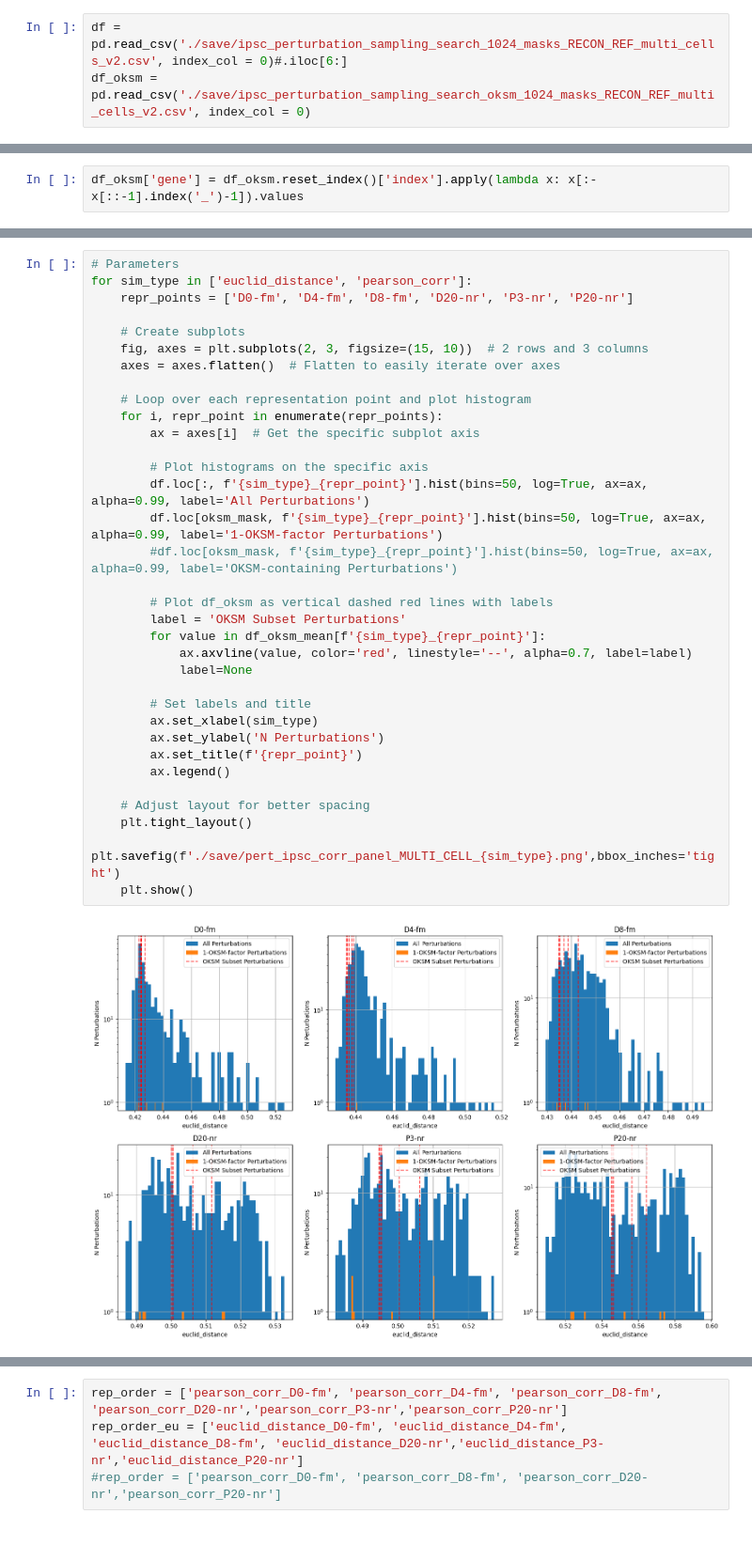
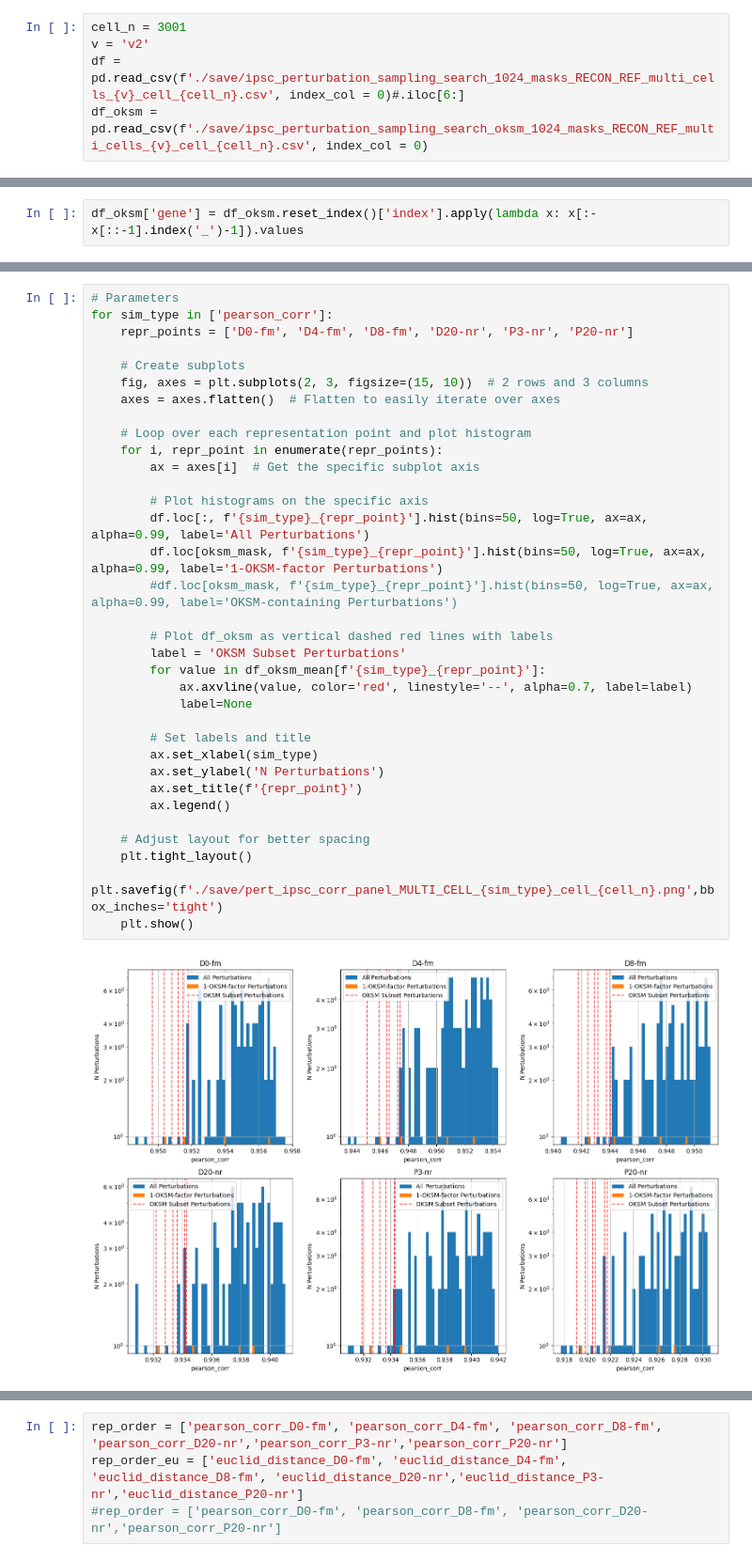
Before and after one commit to a93sokol/scGPT_reproduce, a Jupyter notebook: tutorials/explore_pert_search_multi_cell.ipynb, the cells around one changed output, grey strips where cells are left out. Shown: that part at 94% size. Cells and saved outputs as stored; diff of their text form.

```diff
--- a/tutorials/explore_pert_search_multi_cell.ipynb
+++ b/tutorials/explore_pert_search_multi_cell.ipynb
@@ -3,8 +3,10 @@ import pandas as pd
 import numpy as np
 import matplotlib.pyplot as plt
 # %%
-df = pd.read_csv('./save/ipsc_perturbation_sampling_search_1024_masks_RECON_REF_multi_cells_v2.csv', index_col = 0)#.iloc[6:]
-df_oksm = pd.read_csv('./save/ipsc_perturbation_sampling_search_oksm_1024_masks_RECON_REF_multi_cells_v2.csv', index_col = 0)
+cell_n = 3001
+v = 'v2'
+df = pd.read_csv(f'./save/ipsc_perturbation_sampling_search_1024_masks_RECON_REF_multi_cells_{v}_cell_{cell_n}.csv', index_col = 0)#.iloc[6:]
+df_oksm = pd.read_csv(f'./save/ipsc_perturbation_sampling_search_oksm_1024_masks_RECON_REF_multi_cells_{v}_cell_{cell_n}.csv', index_col = 0)
 # %%
 df_oksm['cell'] = 0
 df_oksm['cell'] = df_oksm.reset_index()['index'].apply(lambda x: int(x[-x[::-1].index('_'):])).values
@@ -56,36 +47,36 @@ df.loc[:,order].round(3).head(10)
 # %%
 # Parameters
-for sim_type in ['euclid_distance', 'pearson_corr']:
+for sim_type in ['pearson_corr']:
     repr_points = ['D0-fm', 'D4-fm', 'D8-fm', 'D20-nr', 'P3-nr', 'P20-nr']
 
     # Create subplots
     fig, axes = plt.subplots(2, 3, figsize=(15, 10))  # 2 rows and 3 columns
     axes = axes.flatten()  # Flatten to easily iterate over axes
 
     # Loop over each representation point and plot histogram
     for i, repr_point in enumerate(repr_points):
         ax = axes[i]  # Get the specific subplot axis
 
         # Plot histograms on the specific axis
         df.loc[:, f'{sim_type}_{repr_point}'].hist(bins=50, log=True, ax=ax, alpha=0.99, label='All Perturbations')
         df.loc[oksm_mask, f'{sim_type}_{repr_point}'].hist(bins=50, log=True, ax=ax, alpha=0.99, label='1-OKSM-factor Perturbations')
         #df.loc[oksm_mask, f'{sim_type}_{repr_point}'].hist(bins=50, log=True, ax=ax, alpha=0.99, label='OKSM-containing Perturbations')
 
         # Plot df_oksm as vertical dashed red lines with labels
         label = 'OKSM Subset Perturbations'
         for value in df_oksm_mean[f'{sim_type}_{repr_point}']:
             ax.axvline(value, color='red', linestyle='--', alpha=0.7, label=label)
             label=None
 
         # Set labels and title
         ax.set_xlabel(sim_type)
         ax.set_ylabel('N Perturbations')
         ax.set_title(f'{repr_point}')
         ax.legend()
 
     # Adjust layout for better spacing
     plt.tight_layout()
-    plt.savefig(f'./save/pert_ipsc_corr_panel_MULTI_CELL_{sim_type}.png',bbox_inches='tight')
+    plt.savefig(f'./save/pert_ipsc_corr_panel_MULTI_CELL_{sim_type}_cell_{cell_n}.png',bbox_inches='tight')
     plt.show()
 # %% [output]
-[figure, old version]
+[figure, new version]
```
Also changed, not shown: parts of 15 cells of this notebook, 3 other files.
